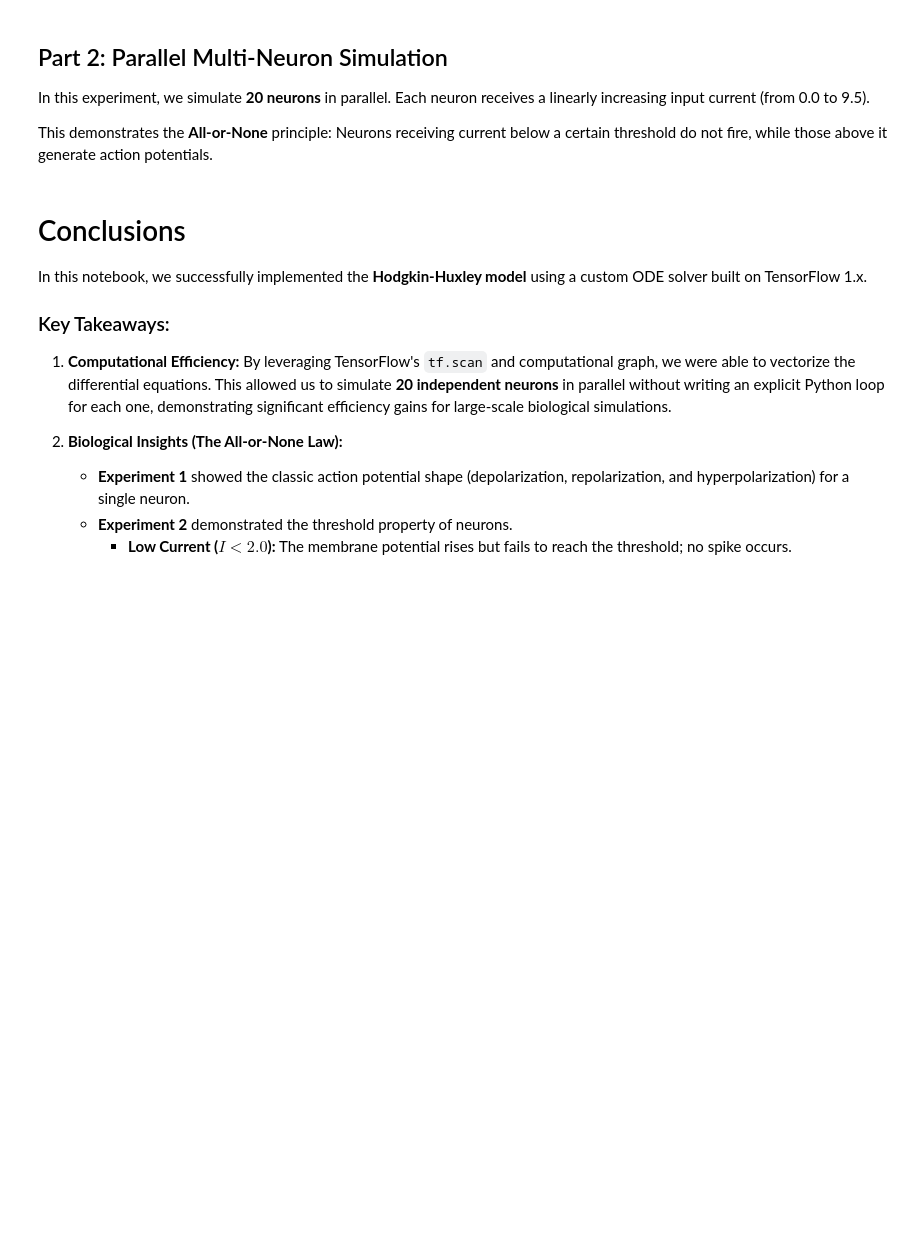
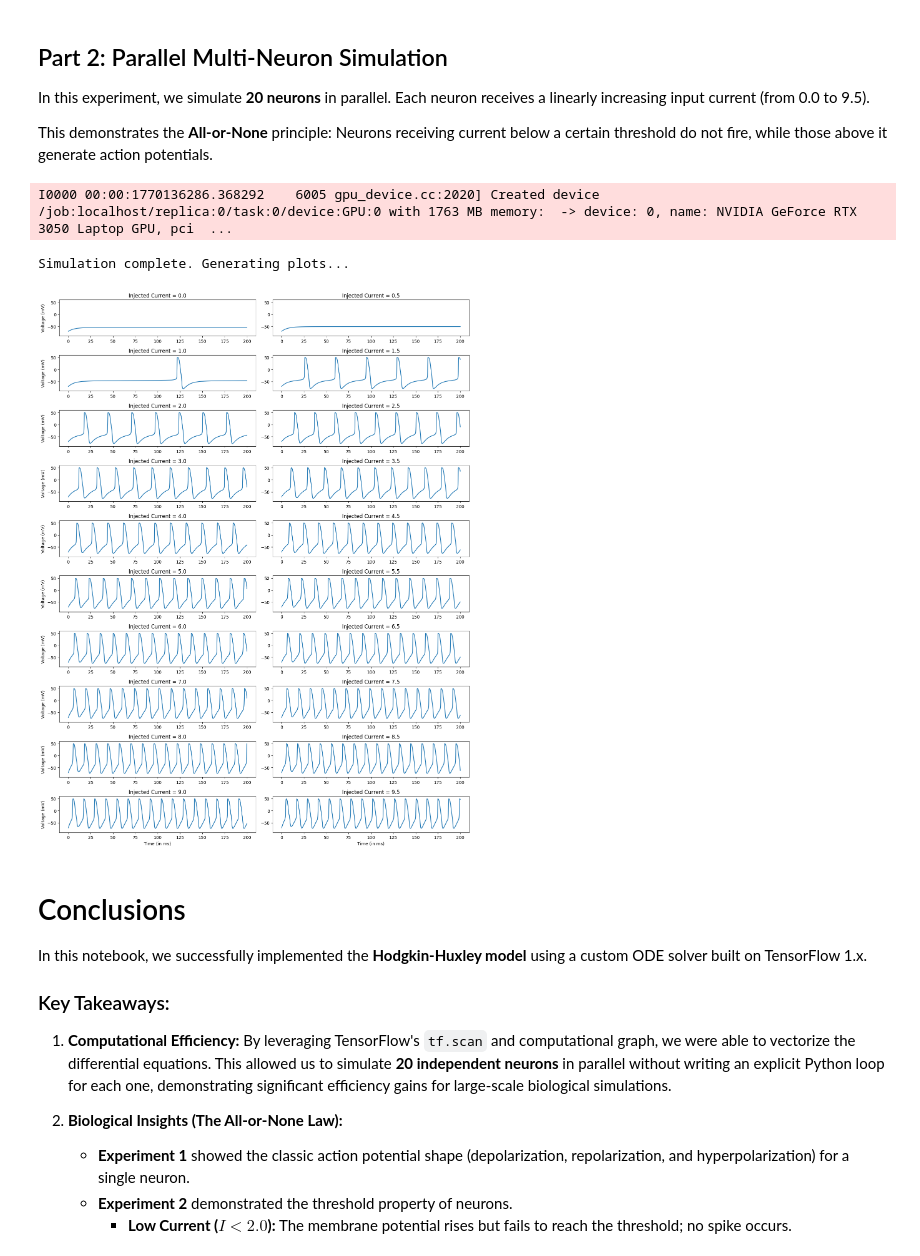
Before and after one commit to Nairo-op/PSST-Neuro, a Jupyter notebook: Day_3_HH_Model/hh.ipynb, the cells around one changed output. Cells and saved outputs as stored; diff of their text form; code cells hidden in the pictures; blank space fills up the shorter version.

```diff
--- a/Day_3_HH_Model/hh.ipynb
+++ b/Day_3_HH_Model/hh.ipynb
@@ -15,19 +15,15 @@ import numpy as np
 import matplotlib.pyplot as plt
 import tensorflow.compat.v1 as tf
 
-# Disable Eager Execution for TF 1.x graph compatibility
 tf.disable_eager_execution()
 
 def tf_type_check(t, y0):
-    """Ensures inputs are floating point tensors."""
+    """Ensure t and y0 are floating point tensors."""
     if not (y0.dtype.is_floating and t.dtype.is_floating):
         raise TypeError("t and y0 must be floating point tensors")
 
-class _Tf_Integrator_functions():
-    """
-    Custom TensorFlow Integrator Class.
-    Implements a scan loop to solve ODEs using the Runge-Kutta 4 (RK4) method.
-    """
+class _Tf_Integrator_functions:
+    """RK4 integrator implemented with tf.scan."""
 
     def integrate(self, func, y0, t):
         dt_grid = t[1:] - t[:-1]
@@ -35,15 +31,14 @@ class _Tf_Integrator_functions():
         def scan_loop(y_prev, dt):
             t_curr, dt = dt
             y_prev = tf.reshape(y_prev, [-1])
-            dy = self.step_fn(func, y_prev, t_curr , dt)
+            dy = self.step_fn(func, y_prev, t_curr, dt)
             return y_prev + dy
 
-        # tf.scan unrolls the loop on the graph
         y = tf.scan(scan_loop, (t[:-1], dt_grid), initializer=y0)
         return tf.concat([[y0], y], axis=0)
 
     def step_fn(self, func, y, t, dt):
-        """Standard RK4 step implementation."""
+        """Standard RK4 step."""
         k1 = func(y, t)
         half_step = t + dt / 2
         dt_cast = tf.cast(dt, dtype=y.dtype)
@@ -56,9 +51,8 @@ class _Tf_Integrator_functions():
         return dy
 
 def final_ode_int(func, y0, t):
-    """Wrapper to initialize tensors and call the integrator."""
-    t = tf.convert_to_tensor(t, name = 't')
-    y0 = tf.convert_to_tensor(y0, name = 'y0')
+    t = tf.convert_to_tensor(t, name='t')
+    y0 = tf.convert_to_tensor(y0, name='y0')
     tf_type_check(t, y0)
     return _Tf_Integrator_functions().integrate(func, y0, t)
 
@@ -241,37 +235,40 @@ def dXdt_vec(X, t):
     out = tf.concat([dVdt, dmdt, dhdt, dndt], 0)
     return out
 # %%
-# Initial Conditions: 20 neurons, each with V=-71, m=0, h=0, n=0
-# We concatenate lists to create a single flat tensor of size 80
-y0_vec = tf.constant([-71]*n_n + [0,0,0]*n_n, dtype=tf.float64)
+# initial conditions: [V_1..V_n, m_1..m_n, h_1..h_n, n_1..n_n]
+y0_vec = tf.constant(
+    np.concatenate([np.full(n_n, -71.0), np.zeros(n_n), np.zeros(n_n), np.zeros(n_n)]),
+    dtype=tf.float64
+)
 
-# Time setup
+# time
 epsilon = 0.01
 t_vec = np.arange(0, 200, epsilon)
 
-# Build Graph
+# build & run
 state_tensor_vec = final_ode_int(dXdt_vec, y0_vec, t_vec)
-
-# Run Session
 with tf.Session() as sess:
     state_result_vec = sess.run(state_tensor_vec)
 
-# Plotting
+# plot
 print("Simulation complete. Generating plots...")
 plt.figure(figsize=(14, 18))
-for i in range(20):
+for i in range(n_n):
     plt.subplot(10, 2, i+1)
-    # Extract the i-th neuron's voltage
     plt.plot(t_vec, state_result_vec[:, i])
     plt.title("Injected Current = {:0.1f}".format(i/2))
     plt.ylim([-90, 60])
-    if i >= 18:
+    if i >= n_n - 2:
         plt.xlabel("Time (in ms)")
     if i % 2 == 0:
         plt.ylabel("Voltage (mV)")
 
 plt.tight_layout()
 plt.show()
+# %% [output]
+I0000 00:00:1770136286.368292    6005 gpu_device.cc:2020] Created device /job:localhost/replica:0/task:0/device:GPU:0 with 1763 MB memory:  -> device: 0, name: NVIDIA GeForce RTX 3050 Laptop GPU, pci  ...
+Simulation complete. Generating plots...
+[figure, added]
 # %% [markdown]
 # Conclusions
 
```
Also changed, not shown: parts of 4 cells of this notebook, 25 other files.
